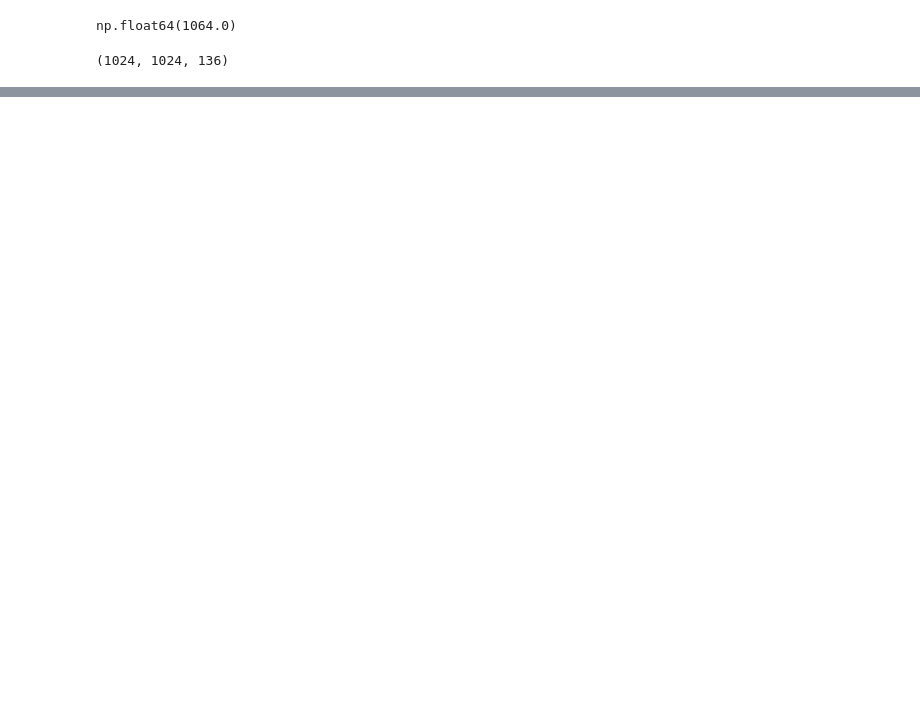
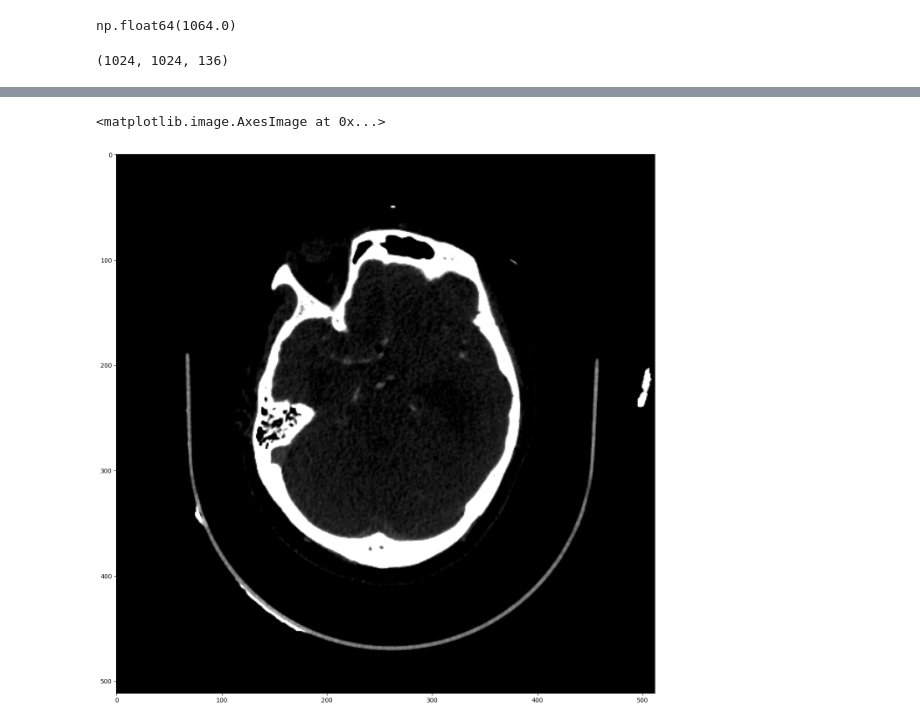
Before and after one commit to tom99763/9th-place-solution-RSNA-IAD, a Jupyter notebook: notebooks/debug.ipynb, the cells around one changed output, grey strips where cells are left out. Saved outputs shown, nothing was run; the diff lists cells and outputs as text; code cells hidden in the pictures; blank space fills up the shorter version.

```diff
--- a/notebooks/debug.ipynb
+++ b/notebooks/debug.ipynb
@@ -214,0 +236,5 @@ arr.shape
+# %%
+sop_uid = labeldf[labeldf["SeriesInstanceUID"] == uid].SOPInstanceUID.iloc[0]
+ds = pydicom.dcmread(f"../data/series/{uid}/{sop_uid}.dcm")
+# %%
+coords = ast.literal_eval(labeldf[labeldf["SeriesInstanceUID"] == uid].coordinates.iloc[0])
@@ -214,0 +245,14 @@ arr.shape
+# %%
+def create_hard_ball_mask(mask, center, fill_value=1, radius=4):
+    volume_shape = mask.shape
+
+    # Create a 3D coordinate grid. `ogrid` is memory-efficient.
+    y, x = np.ogrid[:volume_shape[0], :volume_shape[1]]
+
+    # Unpack the center coordinates
+    cy, cx = center
+
+    # Calculate the squared Euclidean distance from the center for every point
+    dist_sq = (y - cy)**2 + (x - cx)**2
+    mask[dist_sq <= radius ** 2] = fill_value
+    return mask
@@ -214,0 +270,8 @@ arr.shape
+# %%
+plt.figure(figsize=(16,16))
+slice = apply_cta_window(ds.pixel_array)
+slice[mask != 0] = 0
+plt.imshow(slice, cmap="gray")
+# %% [output]
+<matplotlib.image.AxesImage at 0x...>
+[figure, added]
```
Also changed, not shown: parts of 14 cells of this notebook, 11 other files.
